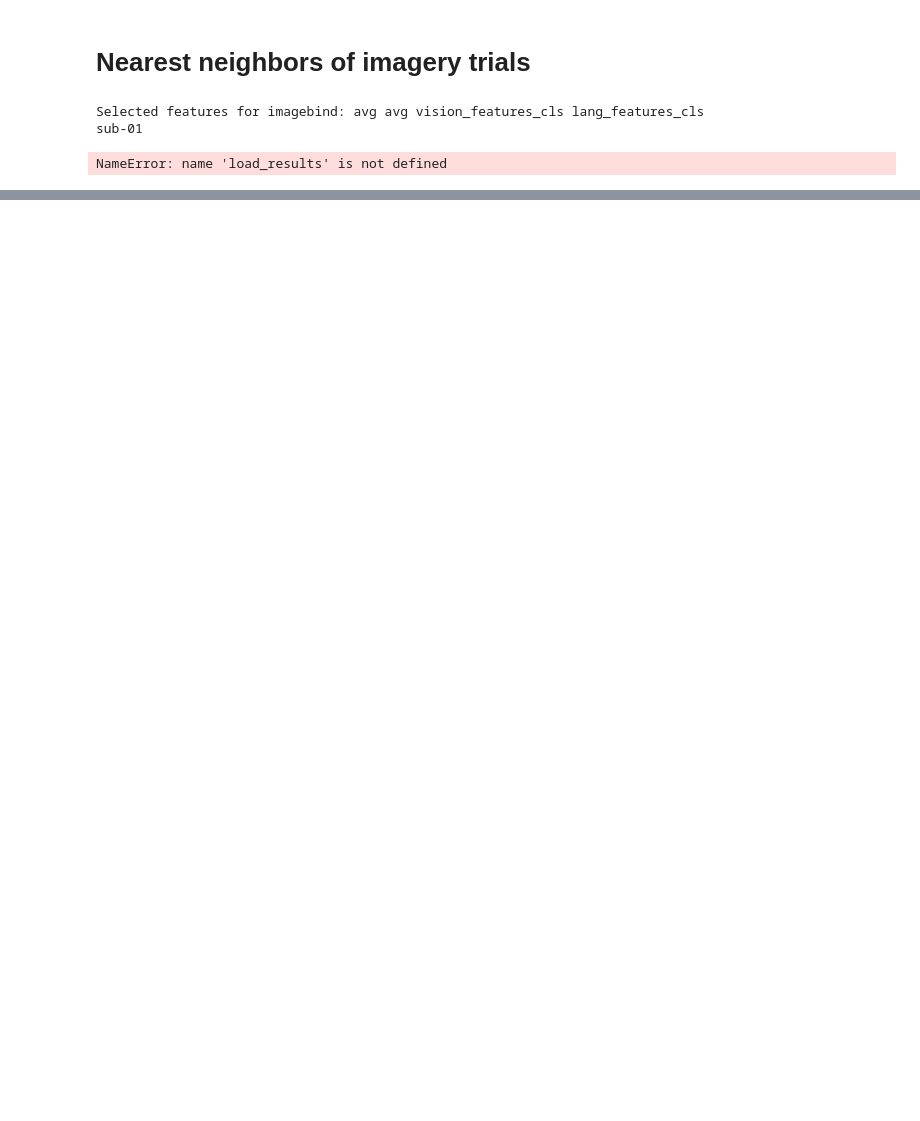
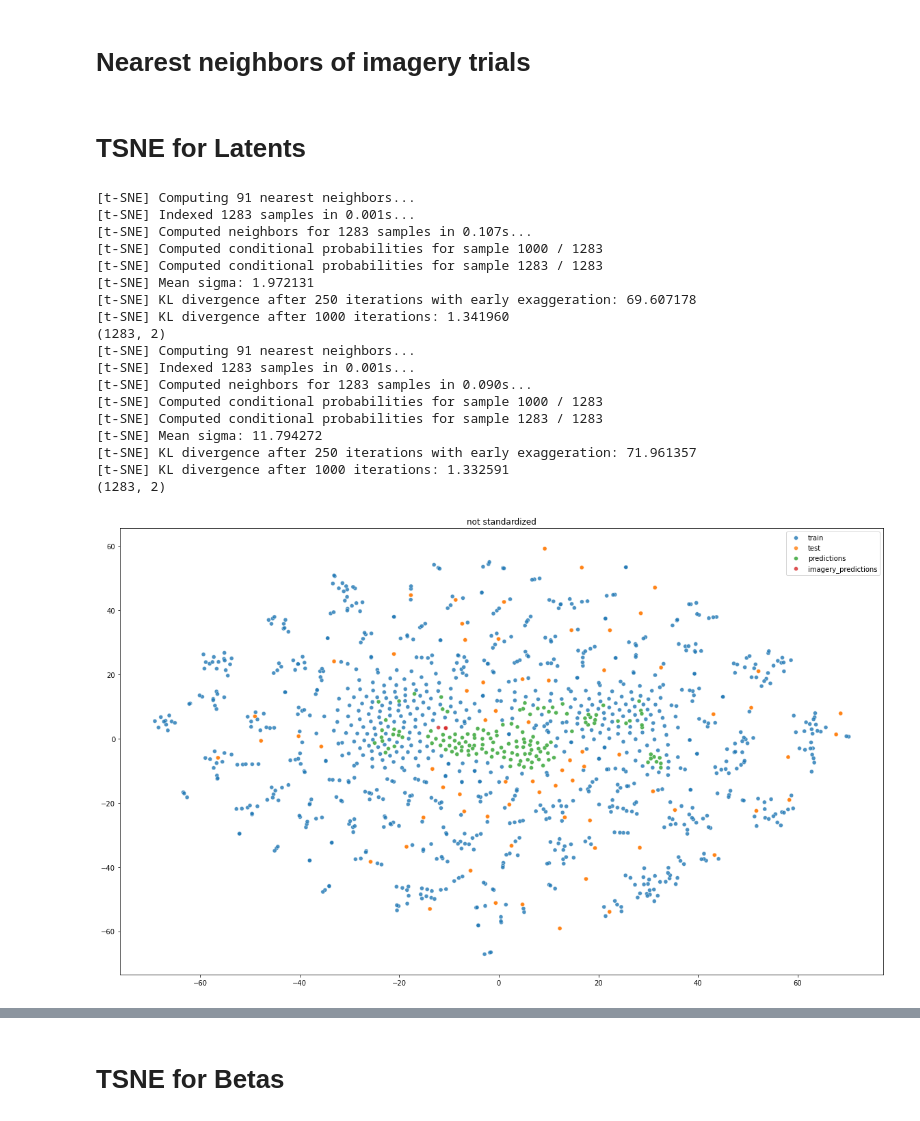
Before and after one commit to mitjanikolaus/multimodal_decoding, a Jupyter notebook: notebooks/analysis_ranking.ipynb, the cells around one changed output, grey strips where cells are left out. Cells and saved outputs as stored; diff of their text form; code cells hidden in the pictures; blank space fills up the shorter version.

```diff
--- a/notebooks/analysis_ranking.ipynb
+++ b/notebooks/analysis_ranking.ipynb
@@ -361,13 +306,12 @@ WHOLE_TRAIN_SET_AS_CANDIDATE_SET = False
 AVERAGE_IMG_AND_CAP_TEST_PREDS = False
 
 MODEL = "imagebind"
-# MODEL = "dino-base"
 
 SURFACE = True
 
-TRAINING_MODE = "agnostic"
+# TRAINING_MODE = "agnostic"
 # TRAINING_MODE = "images"
-# TRAINING_MODE = "captions"
+TRAINING_MODE = "captions"
 
 BETAS_SUFFIX = 'betas'
 BETAS_DIR = os.path.join(FMRI_DATA_DIR, BETAS_SUFFIX)
@@ -531,7 +497,50 @@ for subj in SUBJECTS:
     all_pairwise_accs.append(acc)
 
 print(f'Mean pairwise acc: {np.mean(all_pairwise_accs):.2f}')
-# %% [output]
-Selected features for imagebind: avg avg vision_features_cls lang_features_cls
-sub-01
-NameError: name 'load_results' is not defined
+# %% [markdown]
+# TSNE for Latents
+# %%
+def plot_latents_tsne(train_lat, test_lat, pred_lat, imagery_pred_lat, title, train_subset=1000):
+    train_latents_subset = train_latents[np.random.choice(range(len(train_lat)), size=train_subset, replace=False)]
+
+    tsne = TSNE(n_components=2, learning_rate='auto', verbose=1, n_jobs=10, n_iter=1000)
+    X_embedded = tsne.fit_transform(np.concatenate((train_latents_subset, test_lat, pred_lat, imagery_pred_lat)))
+
+    print(X_embedded.shape)
+    assert X_embedded.shape[1] == 2
+    hue = ['train'] * len(train_latents_subset) + ['test'] * len(test_lat) + ['predictions'] * len(pred_lat) + ['imagery_predictions'] * len(imagery_pred_lat)
+    # alphas = [0.3] * len(train_latents_subset) + [1] * len(test_lat) + [1] * len(preds)
+
+    plt.figure(figsize=(20, 12))
+    sns.scatterplot(
+        x = X_embedded[:, 0], y = X_embedded[:, 1],
+        hue = hue,
+        alpha = 0.8
+    )
+    plt.title(title)
+
+plot_latents_tsne(train_latents, results['latents'], results['predictions'], results['imagery_predictions'], title="not standardized")
+
+pred_latents_standardized = StandardScaler().fit_transform(results['predictions'])
+imagery_pred_latents_standardized = StandardScaler().fit_transform(results['imagery_predictions'])
+plot_latents_tsne(train_latents, results['latents'], pred_latents_standardized, imagery_pred_latents_standardized, "standardized")
+# %% [output]
+[t-SNE] Computing 91 nearest neighbors...
+[t-SNE] Indexed 1283 samples in 0.001s...
+[t-SNE] Computed neighbors for 1283 samples in 0.107s...
+[t-SNE] Computed conditional probabilities for sample 1000 / 1283
+[t-SNE] Computed conditional probabilities for sample 1283 / 1283
+[t-SNE] Mean sigma: 1.972131
+[t-SNE] KL divergence after 250 iterations with early exaggeration: 69.607178
+[t-SNE] KL divergence after 1000 iterations: 1.341960
+(1283, 2)
+[t-SNE] Computing 91 nearest neighbors...
+[t-SNE] Indexed 1283 samples in 0.001s...
+[t-SNE] Computed neighbors for 1283 samples in 0.090s...
+[t-SNE] Computed conditional probabilities for sample 1000 / 1283
+[t-SNE] Computed conditional probabilities for sample 1283 / 1283
+[t-SNE] Mean sigma: 11.794272
+[t-SNE] KL divergence after 250 iterations with early exaggeration: 71.961357
+[t-SNE] KL divergence after 1000 iterations: 1.332591
+(1283, 2)
+[figure, added]
@@ -537,0 +548,2 @@ NameError: name 'load_results' is not defined
+# %% [markdown]
+# TSNE for Betas
```
Also changed, not shown: parts of 8 cells of this notebook, 1 other file.
